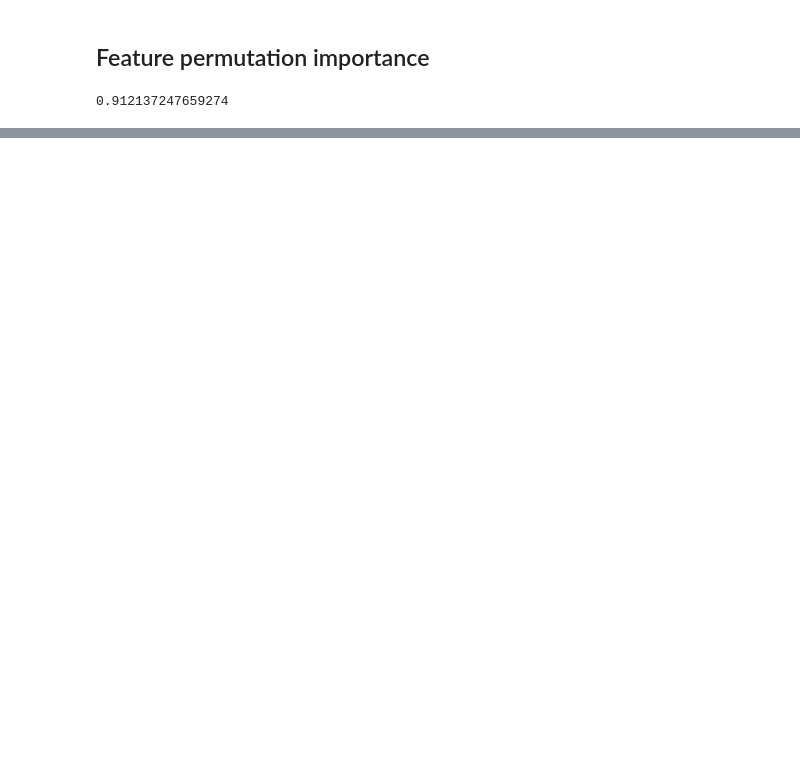
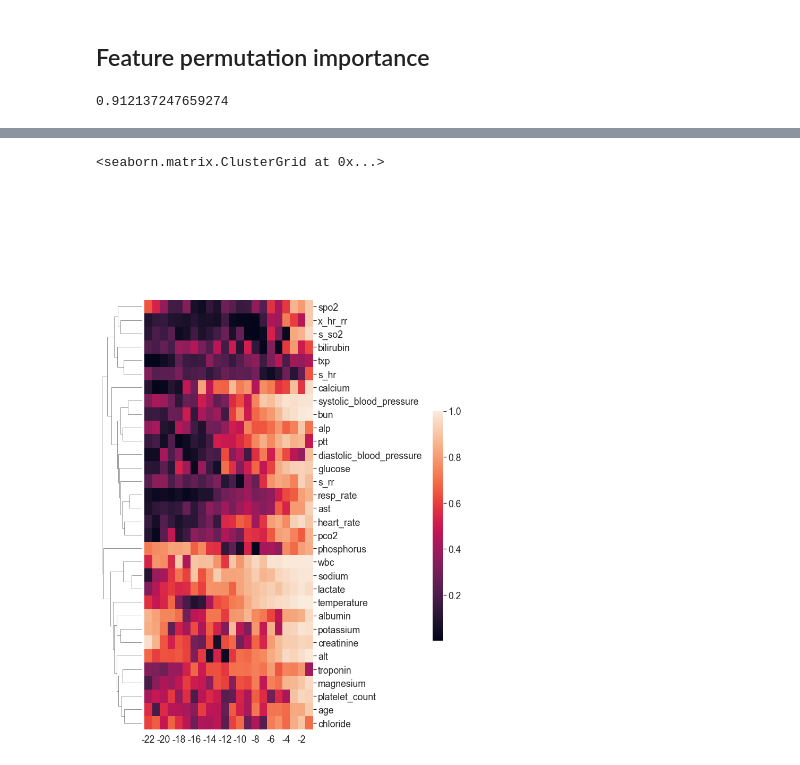
Before and after one commit to JiaxingQiu/FAIRStream, a Jupyter notebook: FAIRStream/tutorial_case7.ipynb, the cells around one changed output, grey strips where cells are left out. Saved outputs shown, nothing was run; the diff lists cells and outputs as text; code cells hidden in the pictures; blank space fills up the shorter version.

```diff
--- a/FAIRStream/tutorial_case7.ipynb
+++ b/FAIRStream/tutorial_case7.ipynb
@@ -738,16 +742,21 @@ sns.clustermap(score_delta_T_df, row_cluster=1, col_cluster=0, #metric="correlat
 # %%
-# base_score = 0.912137247659274
-# score_arr = np.load("./score_permuate_lstm_pctl_ma.npy")
-# score_delta = np.log(base_score - score_arr+0.001)
-# score_delta_df = pd.DataFrame(score_delta.reshape(-1)).rank(pct=True)
-# score_delta = np.array(score_delta_df).reshape((score_delta.shape[0],score_delta.shape[1]))
-# score_delta_T = score_delta.T
+base_score = 0.912137247659274
+score_arr = np.load("./score_permuate_lstm_pctl_ma.npy")
+score_delta = base_score - score_arr
+score_delta_T = score_delta.T
+score_pct = np.array(pd.DataFrame(score_delta_T.reshape(-1)).rank(pct=True))
+score_delta_T = score_pct.reshape((score_delta_T.shape[0], score_delta_T.shape[1]))
 
-# input_vars = ['txp', 'age', 'temperature', 'heart_rate', 'resp_rate', 'spo2', 'x_hr_rr', 's_hr', 's_rr',
-#               's_so2', 'systolic_blood_pressure', 'diastolic_blood_pressure', 'glucose', 'bilirubin',
-#               'potassium', 'albumin', 'calcium', 'sodium', 'wbc', 'phosphorus', 'creatinine', 'platelet_count',
-#               'alt', 'alp', 'ast', 'pco2', 'chloride', 'troponin', 'ptt', 'lactate', 'bun', 'magnesium']
-# output_var = ['y___pos']
-# score_delta_T_df = pd.DataFrame(score_delta_T, index=input_vars, columns=range(-22,0))
-# sns.clustermap(score_delta_T_df, row_cluster=1, col_cluster=0, metric="correlation",
-#                    cbar_pos=(1, .2, .03, .4))
+input_vars = ['txp', 'age', 'temperature', 'heart_rate', 'resp_rate', 'spo2', 'x_hr_rr', 's_hr', 's_rr',
+              's_so2', 'systolic_blood_pressure', 'diastolic_blood_pressure', 'glucose', 'bilirubin',
+              'potassium', 'albumin', 'calcium', 'sodium', 'wbc', 'phosphorus', 'creatinine', 'platelet_count',
+              'alt', 'alp', 'ast', 'pco2', 'chloride', 'troponin', 'ptt', 'lactate', 'bun', 'magnesium']
+output_var = ['y___pos']
+score_delta_T_df = pd.DataFrame(score_delta_T, index=input_vars, columns=range(-22,0))
+sns.set(font_scale = 1.6)
+sns.clustermap(score_delta_T_df, row_cluster=1, col_cluster=0, #metric="correlation",
+               figsize=(9,15),
+               cbar_pos=(1, .2, .03, .4))
+# %% [output]
+<seaborn.matrix.ClusterGrid at 0x...>
+[figure, added]
```
Also changed, not shown: parts of 9 cells of this notebook, 8 other files.
